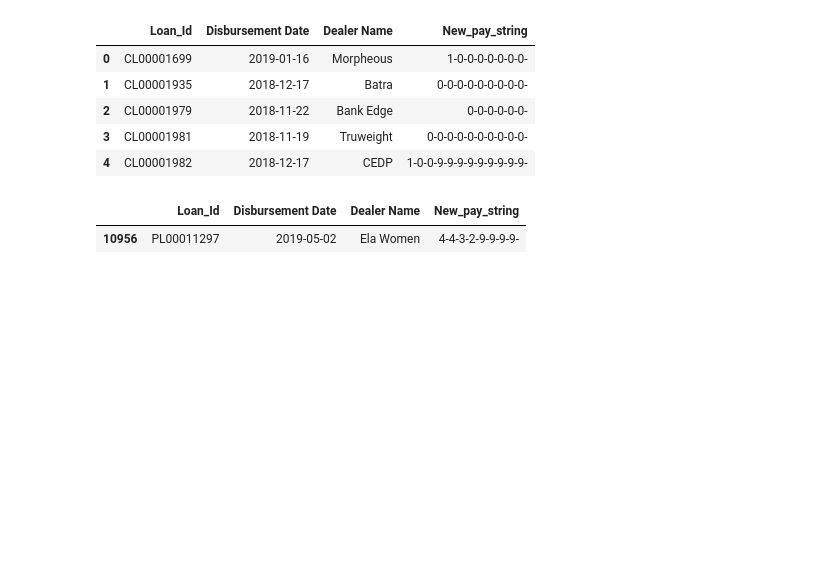
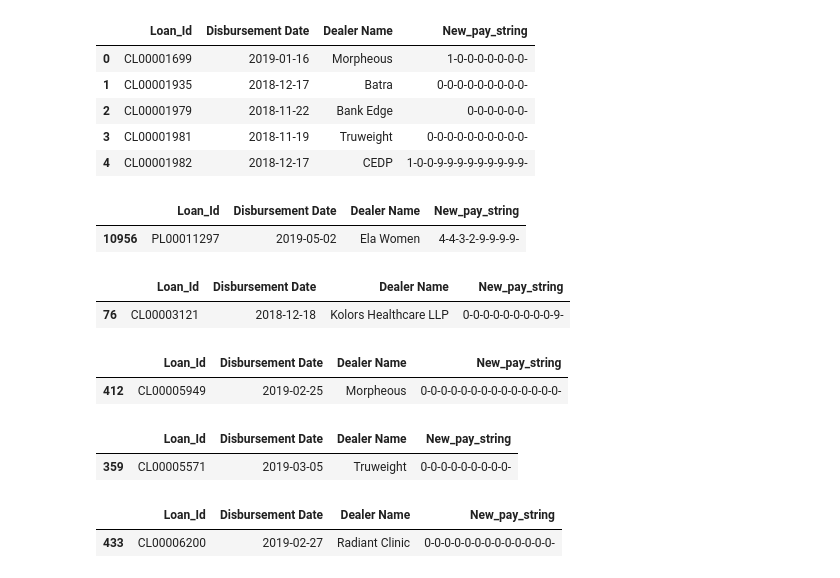
Before and after one commit to paragnayak/Data-Science, a Jupyter notebook: EMI_Date_Tracker.ipynb, the cells around one changed output. Cells and saved outputs as stored; diff of their text form; code cells hidden in the pictures; blank space fills up the shorter version.

```diff
--- a/EMI_Date_Tracker.ipynb
+++ b/EMI_Date_Tracker.ipynb
@@ -587,3 +582,23 @@ df_5[df_5['Loan_Id']=='PL00011297']
 # %% [output]
 |  | Loan_Id | Disbursement Date | Dealer Name | New_pay_string |
 | 10956 | PL00011297 | 2019-05-02 | Ela Women | 4-4-3-2-9-9-9-9- |
+# %%
+df_5[df_5['Loan_Id']=='CL00003121']
+# %% [output]
+|  | Loan_Id | Disbursement Date | Dealer Name | New_pay_string |
+| 76 | CL00003121 | 2018-12-18 | Kolors Healthcare LLP | 0-0-0-0-0-0-0-0-0-9- |
+# %%
+df_5[df_5['Loan_Id']=='CL00005949']
+# %% [output]
+|  | Loan_Id | Disbursement Date | Dealer Name | New_pay_string |
+| 412 | CL00005949 | 2019-02-25 | Morpheous | 0-0-0-0-0-0-0-0-0-0-0-0-0-0- |
+# %%
+df_5[df_5['Loan_Id']=='CL00005571']
+# %% [output]
+|  | Loan_Id | Disbursement Date | Dealer Name | New_pay_string |
+| 359 | CL00005571 | 2019-03-05 | Truweight | 0-0-0-0-0-0-0-0-0- |
+# %%
+df_5[df_5['Loan_Id']=='CL00006200']
+# %% [output]
+|  | Loan_Id | Disbursement Date | Dealer Name | New_pay_string |
+| 433 | CL00006200 | 2019-02-27 | Radiant Clinic | 0-0-0-0-0-0-0-0-0-0-0-0-0- |
```
Also changed, not shown: parts of 34 cells of this notebook.
